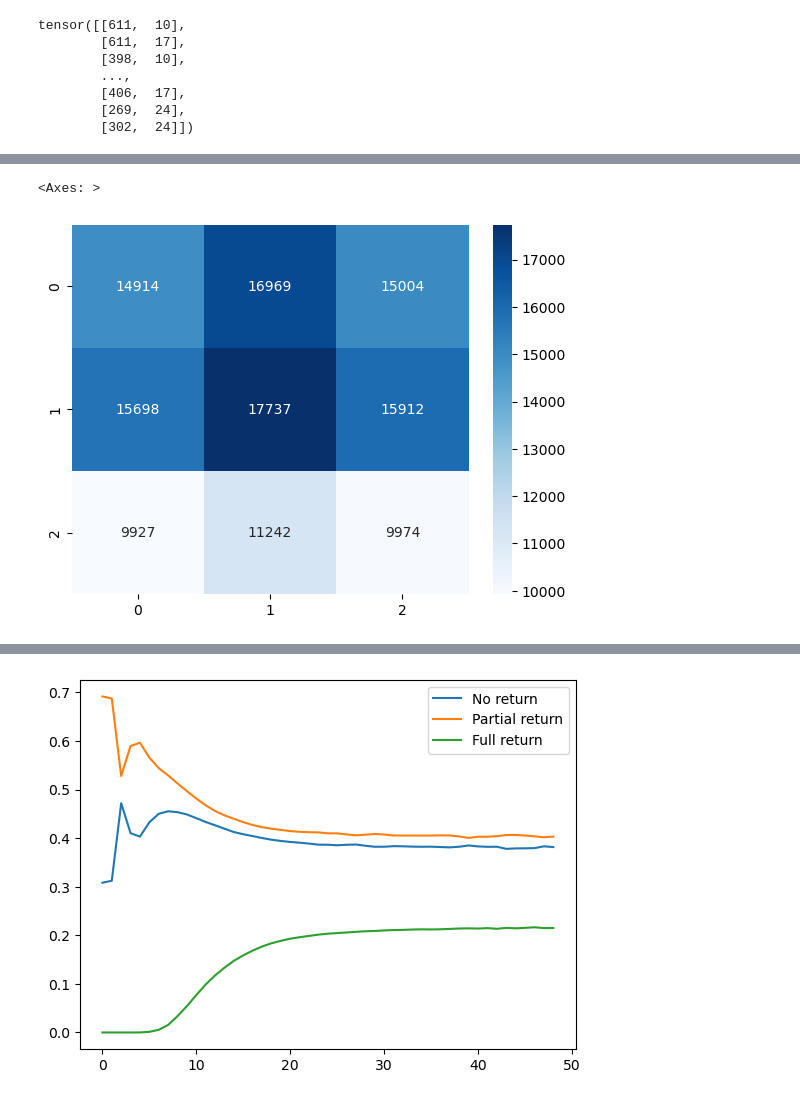
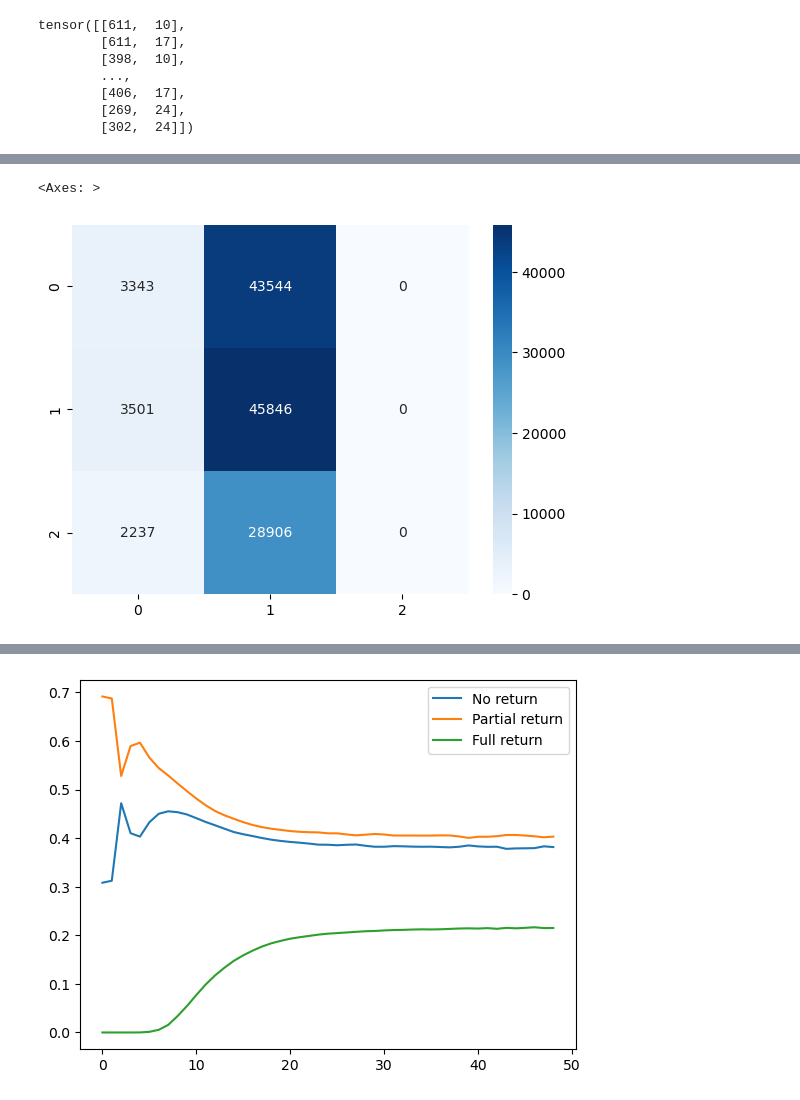
Before and after one commit to drigba/Data_mining_recommendation_system, a Jupyter notebook: gnn_loader.ipynb, the cells around one changed output, grey strips where cells are left out. Cells and saved outputs as stored; diff of their text form; code cells hidden in the pictures.

```diff
--- a/gnn_loader.ipynb
+++ b/gnn_loader.ipynb
@@ -6,7 +6,8 @@ import torch.nn.functional as F
 import torch_geometric.transforms as T
 from torch_geometric.profile import count_parameters
 # %%
-device = torch.device('cuda' if torch.cuda.is_available() else 'cpu')
+# device = torch.device('cuda' if torch.cuda.is_available() else 'cpu')
+device = torch.device('cpu')
 # %%
 import itertools
 
@@ -109,11 +110,11 @@ order_mapping = []
 item_mapping = []
 
 # Try not using features but learning embeddings for nodes
-# data['order'].x = order_x
-data['order'].num_nodes = len(order_x)
+data['order'].x = order_x
+# data['order'].num_nodes = len(order_x)
 data['product'].x = product_x
-# data['customer'].x = customer_x
-data['customer'].num_nodes = len(customer_x)
+data['customer'].x = customer_x
+# data['customer'].num_nodes = len(customer_x)
 data['customer', 'order'].edge_index = customer_order_edge_index
 data['customer', 'order'].edge_attr = customer_order_edge_attr
 data['customer', 'order'].edge_label = customer_order_edge_label
@@ -301,7 +322,7 @@ val_loader = NeighborLoader(
 # Models learn, overfit but does not generalize
 
 # model = GNN(hidden_channels=64, out_channels=3)
-model = GAT(hidden_channels =  64,out_channels =3)
+model = GAT(hidden_channels =  16,out_channels =3)
 model = to_hetero(model, data.metadata(), aggr='sum').to(device)
 # model = HAN(in_channels = -1, out_channels = 3, hidden_channels=64, heads=8).to(device)
 embedded_model = MyModel(model, embedding_dim=15).to(device)
@@ -418,20 +435,20 @@ KeyboardInterrupt:
 # %%
 from sklearn.metrics import confusion_matrix
 import seaborn as sns
 embedded_model.eval()
-output = embedded_model(data.x_dict, data.edge_index_dict,
+output = embedded_model(data.x_dict, data.edge_index_dict,data.edge_attr_dict
                 )
 mask_index = -2
 mask = data['customer', 'order'].edge_attr[:,mask_index].bool()
 pred = F.softmax(output["order"][mask], dim=-1)
 target = data['customer', 'order'].edge_label[mask].squeeze()
 pred = pred.argmax(dim=-1)
 
 cfm = confusion_matrix(target.cpu().numpy(), pred.cpu().numpy())
 sns.heatmap(cfm, annot=True, fmt='d', cmap='Blues')
 # %% [output]
 <Axes: >
-[figure, old version]
+[figure, new version]
 # %%
 import matplotlib.pyplot as plt
 plt.plot(losses)
```
Also changed, not shown: parts of 11 cells of this notebook, 3 other files.
